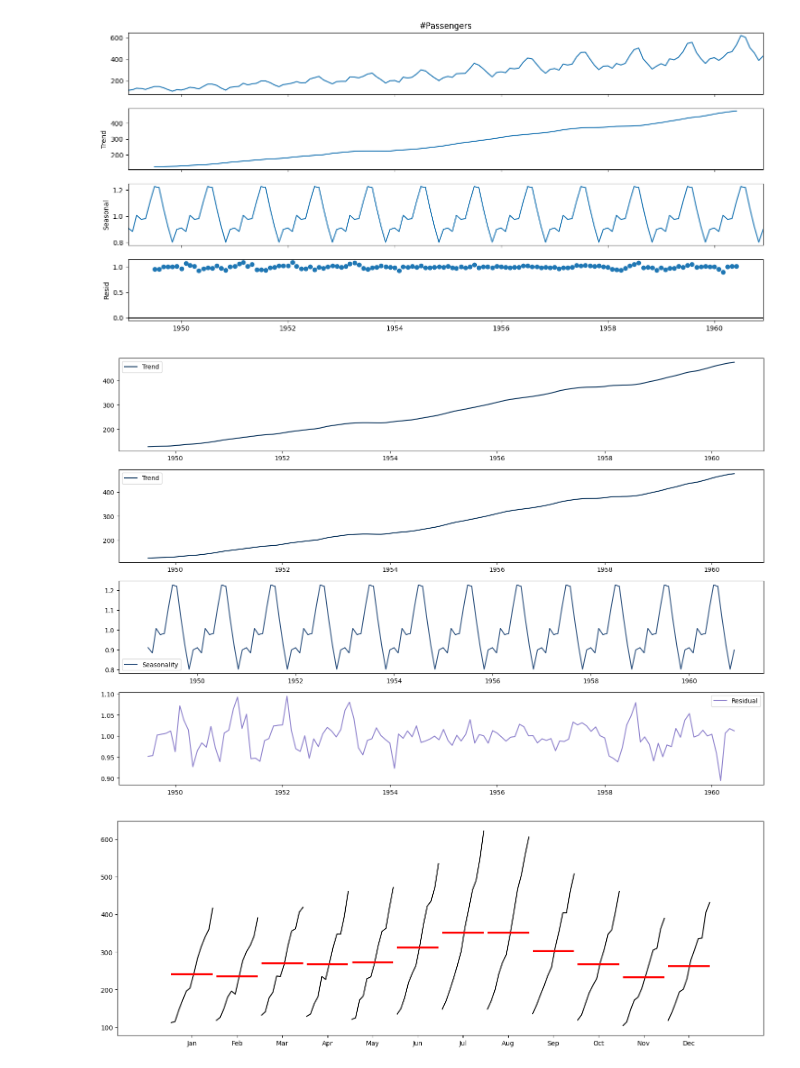
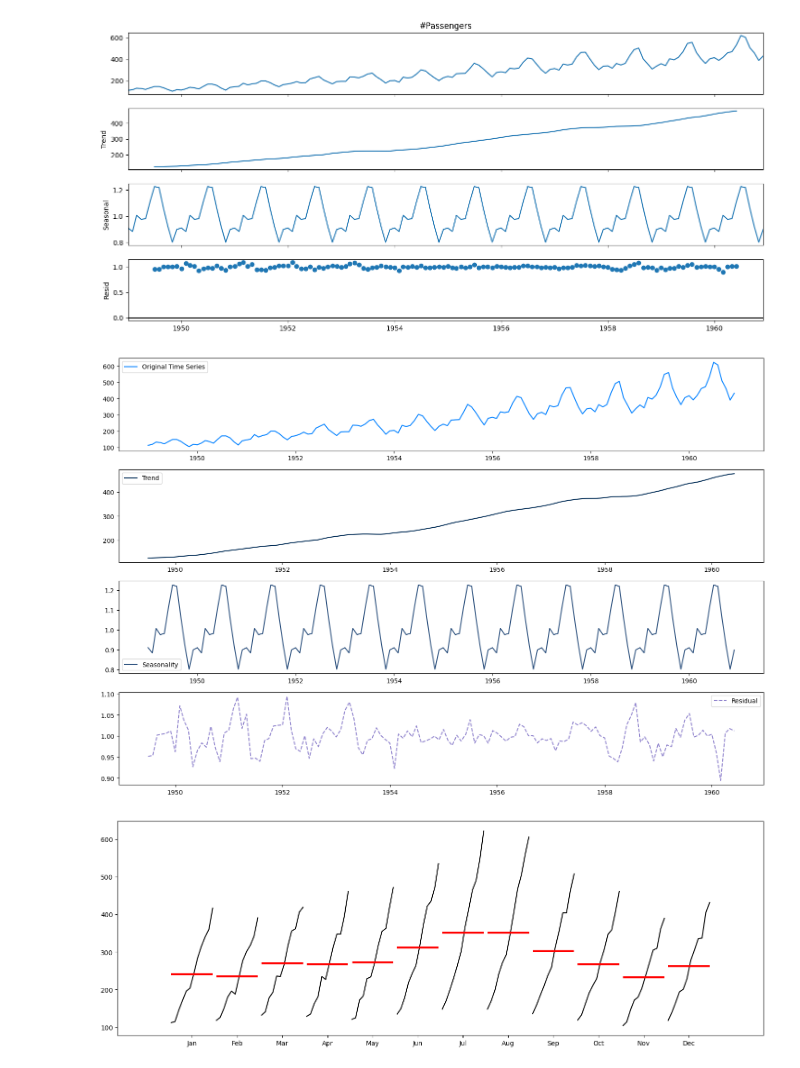
Before and after one commit to AyushDevadiga1/Machine-Learning, a Jupyter notebook: TimeSeriesAnalysisIntroduction.ipynb, the cells around one changed output. Saved outputs shown, nothing was run; the diff lists cells and outputs as text; code cells hidden in the pictures.

```diff
--- a/TimeSeriesAnalysisIntroduction.ipynb
+++ b/TimeSeriesAnalysisIntroduction.ipynb
@@ -54,30 +54,30 @@ plt.show()
 # %%
 plt.figure(figsize=(15,10)) # <--  Adjust accordingly for better analysis
 
 # Actual graph
 plt.subplot(411)
-plt.plot(decomposed_df.trend,label='Trend',color="#002B55")
+plt.plot(df,'-',label='Original Time Series',color="#0080FF")
 plt.legend(loc='best')
 
 # Analysis of the trend
 plt.subplot(412)
 plt.plot(decomposed_df.trend,label='Trend',color="#002B55")
 plt.legend(loc='best')
 
 # Analysis of the Seasonality
 plt.subplot(413)
 plt.plot(decomposed_df.seasonal,label='Seasonality',color="#284D7B")
 plt.legend(loc='best')
 
 # Analysis of the Residual / Noise
 plt.subplot(414)
-plt.plot(decomposed_df.resid,label='Residual',color="#8B7ECB")
+plt.plot(decomposed_df.resid,'--',label='Residual',color="#8B7ECB")
 plt.legend(loc='best')
 
 plt.tight_layout()
 plt.show()
 # %% [output]
-[figure, old version]
+[figure, new version]
 # %%
 # This plot is to check the behaviour of the month across all the years ; to check for peak of years across all the years
 month_plot(df['#Passengers'])
```
Also changed, not shown: parts of 4 cells of this notebook.
